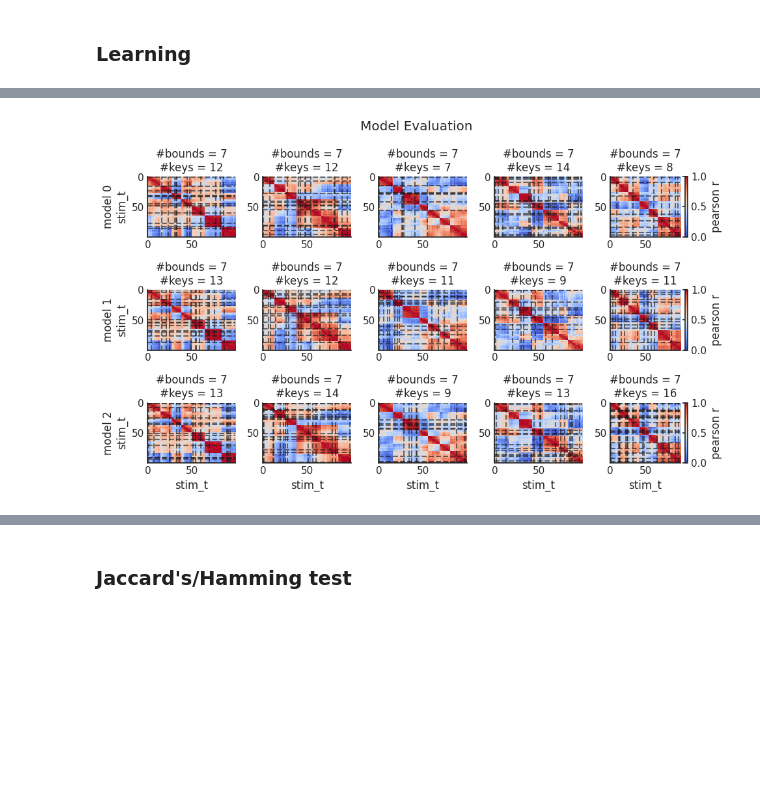
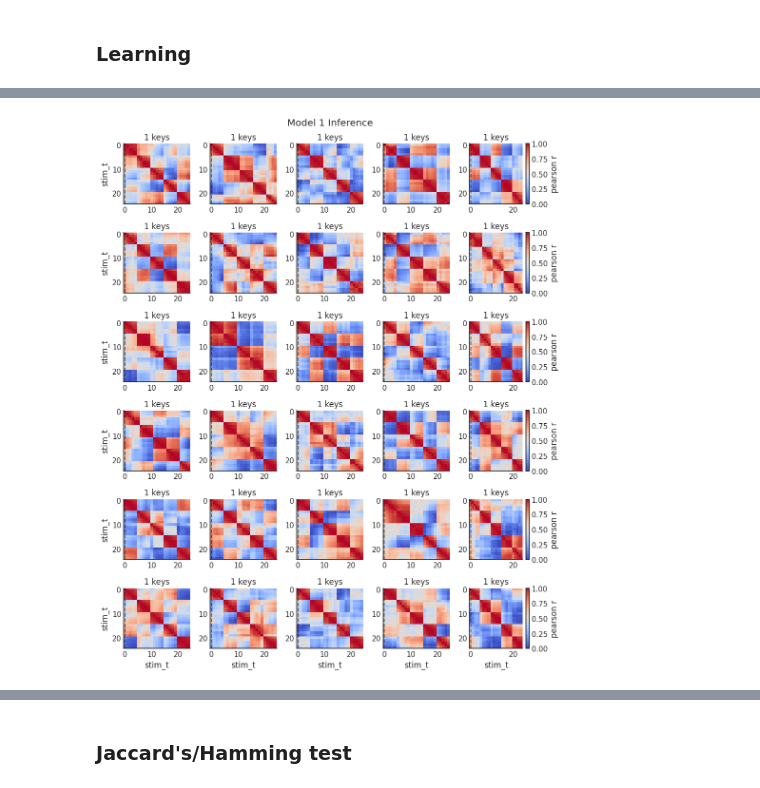
Before and after one commit to siyer7/narrative_map, a Jupyter notebook: code/narrative/1-segmentation.ipynb, the cells around one changed output, grey strips where cells are left out. Cells and saved outputs as stored; diff of their text form; code cells hidden in the pictures; blank space fills up the shorter version.

```diff
--- a/code/narrative/1-segmentation.ipynb
+++ b/code/narrative/1-segmentation.ipynb
@@ -206,14 +195,15 @@ plt.tight_layout(); plt.show()
 # %%
-eval_results = []
+infer_on_all_data = []
 for model_idx, (predictor, keyframer) in enumerate(trained_models):
+
     with torch.no_grad():
-        for stim_t, boundaries in eval_data:
-            # binarized_keyframes = 0/1 per timestep
-            _, _, _, binarized_keyframes, _, = forward_walk(stim_t, predictor, keyframer, tau=0.5)
-            # prepend 0
-            binarized_keyframes = [0] + [i + 1 for i, key in enumerate(binarized_keyframes) if key > 0.5]
-            eval_results.append((model_idx, stim_t, boundaries, binarized_keyframes))
+        # inference on all data (train/test/eval)
+        for stim_t, boundaries in all_data:
+            reconstruction, recon_err, keyframe_probabilities, loss = forward_walk(stim_t, predictor, keyframer)
+            # pick ids where keyframe_probability > 0.5; prepend 0
+            keyframe_ids = [0] + [i + 1 for i, key in enumerate(keyframe_probabilities.tolist()) if key > 0.5]
+            infer_on_all_data.append((model_idx, stim_t, boundaries, reconstruction, recon_err, keyframe_probabilities, keyframe_ids))
 
-eval_results_df = pd.DataFrame(eval_results, columns=["model_idx", "stim", "boundaries", "binarized_keyframes"])
-eval_results_df.head()
+infer_on_all_data_df = pd.DataFrame(infer_on_all_data, columns=["model_idx", "stim", "boundaries", 'reconstruction', 'recon_err', "keyframe_probabilities", "keyframe_ids"])
+infer_on_all_data_df.head()
 # %% [output]
@@ -226,22 +216,18 @@ eval_results_df.head()
 # %%
-n_stim = len(eval_data)   # one row per model, n_stim per row
-fig, axes = plt.subplots(num_models, n_stim, figsize=(n_stim*2, num_models*2), squeeze=False)
-plt.suptitle('Model Evaluation')
+model = 0
+model_inference = infer_on_all_data_df.query(f"model_idx == {model}").reset_index(drop=True)
+n_rows, n_cols = 6, 5
+fig, axs = plt.subplots(n_rows, n_cols, figsize=(n_cols*2, n_rows*2)); axs = axs.flatten()
+plt.suptitle(f'Model {model+1} Inference')
 
-for i, (model_idx, stim_t, boundaries, keyframes) in enumerate(eval_results):
-    ax = axes[i // n_stim, i % n_stim]
+for i, row in model_inference.iterrows():
+    model_idx, stim_t, boundaries, reconstruction, recon_err, keyframe_probabilities, keyframes = row
+    axs[i].set(title=f"{len(keyframes)} keys", xlabel="stim_t" if i // n_cols == n_rows - 1 else '', ylabel="stim_t" if i % n_cols == 0 else '')
+    im = axs[i].imshow(norm01(np.corrcoef(stim_t.numpy())), aspect='auto', cmap='coolwarm', vmin=0, vmax=1, origin='upper', interpolation='nearest')
 
-    ax.set(title=f"#bounds = {len(boundaries)}\n#keys = {len(keyframes)}",
-           xlabel="stim_t" if i // n_stim == num_models - 1 else '',
-           ylabel=f"model {model_idx}\nstim_t" if i % n_stim == 0 else '')
-    im = ax.imshow(norm01(np.corrcoef(stim_t.numpy())), aspect='auto', cmap='coolwarm',
-                   vmin=0, vmax=1, origin='upper', interpolation='nearest')
-    for kf in keyframes:
-        ax.axvline(kf, color="k", linestyle="--", alpha=0.6)
-        ax.axhline(kf, color="k", linestyle="--", alpha=0.6)
-
-    if i % n_stim == n_stim - 1:     plt.colorbar(im, ax=ax, label="pearson r")
+    for kf in keyframes:    axs[i].axvline(kf, color="k", linestyle="--", alpha=0.6)
+    if i % n_cols == n_cols - 1:     plt.colorbar(im, ax=axs[i], label="pearson r")
 
 plt.tight_layout(); plt.show()
 # %% [output]
-[figure, old version]
+[figure, new version]
```
Also changed, not shown: parts of 12 cells of this notebook, 2 other files.
